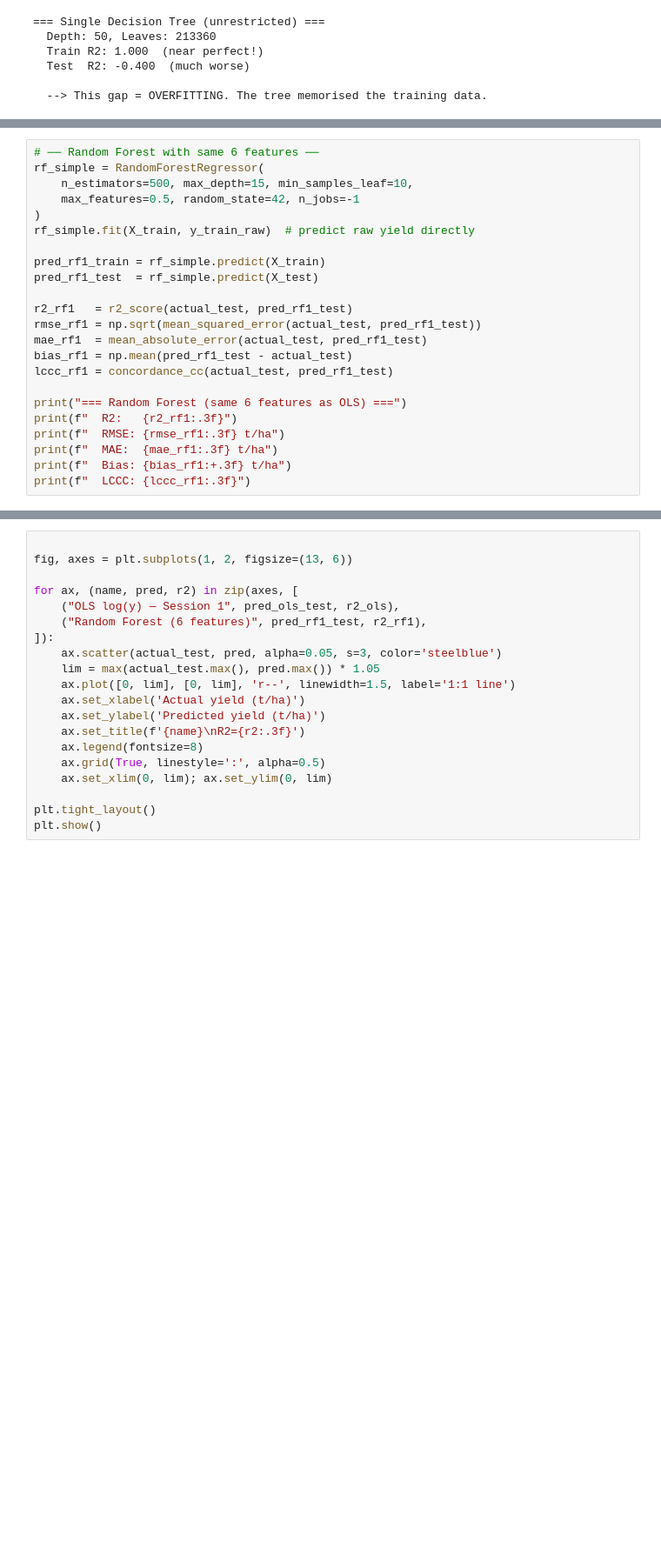
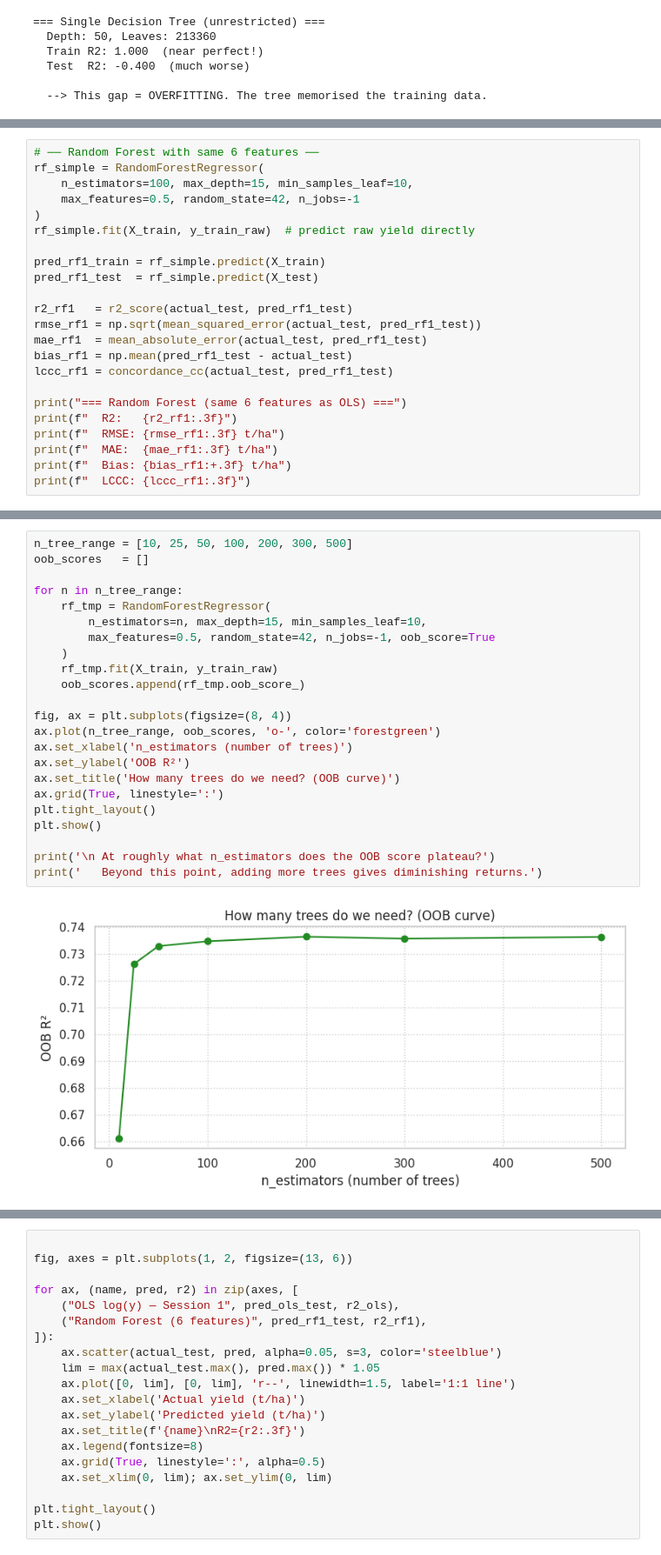
Before and after one commit to kellytrinh143/UNDP_ML_training, a Jupyter notebook: Session2_RandomForest.ipynb, the cells around one changed output, grey strips where cells are left out. Shown at 87% size. Saved outputs shown, nothing was run; the diff lists cells and outputs as text; blank space fills up the shorter version.

```diff
--- a/Session2_RandomForest.ipynb
+++ b/Session2_RandomForest.ipynb
@@ -223,7 +284,7 @@ Random Forest solves the overfitting problem by training many trees and averagin
 # %%
 # ── Random Forest with same 6 features ──
 rf_simple = RandomForestRegressor(
-    n_estimators=500, max_depth=15, min_samples_leaf=10,
+    n_estimators=100, max_depth=15, min_samples_leaf=10,
     max_features=0.5, random_state=42, n_jobs=-1
 )
 rf_simple.fit(X_train, y_train_raw)  # predict raw yield directly
@@ -252,0 +318,25 @@ print(f"  LCCC: {lccc_rf1:.3f}")
+# %%
+n_tree_range = [10, 25, 50, 100, 200, 300, 500]
+oob_scores   = []
+
+for n in n_tree_range:
+    rf_tmp = RandomForestRegressor(
+        n_estimators=n, max_depth=15, min_samples_leaf=10,
+        max_features=0.5, random_state=42, n_jobs=-1, oob_score=True
+    )
+    rf_tmp.fit(X_train, y_train_raw)
+    oob_scores.append(rf_tmp.oob_score_)
+
+fig, ax = plt.subplots(figsize=(8, 4))
+ax.plot(n_tree_range, oob_scores, 'o-', color='forestgreen')
+ax.set_xlabel('n_estimators (number of trees)')
+ax.set_ylabel('OOB R²')
+ax.set_title('How many trees do we need? (OOB curve)')
+ax.grid(True, linestyle=':')
+plt.tight_layout()
+plt.show()
+
+print('\n At roughly what n_estimators does the OOB score plateau?')
+print('   Beyond this point, adding more trees gives diminishing returns.')
+# %% [output]
+[figure, added]
```
Also changed, not shown: parts of 22 cells of this notebook.
